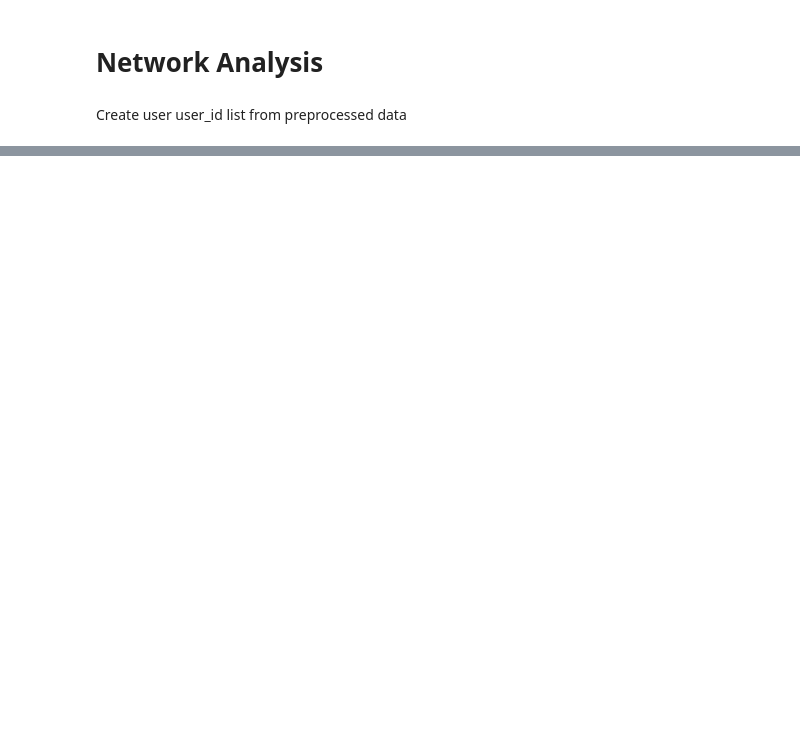
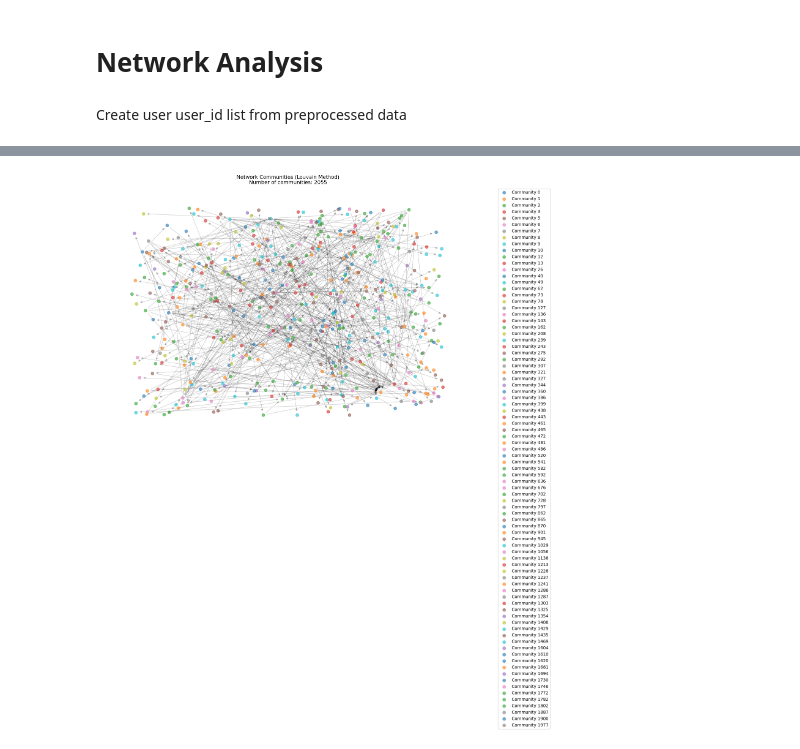
Before and after one commit to IronL442/UL-Case-Study-V2, a Jupyter notebook: analysis/network.ipynb, the cells around one changed output, grey strips where cells are left out. Drawn from its saved outputs; the diff is of its cells as text; code cells hidden in the pictures; blank space fills up the shorter version.

Commit message:
update network

```diff
--- a/analysis/network.ipynb
+++ b/analysis/network.ipynb
@@ -38,0 +42,5 @@ data.head(7)
+# %%
+# Create a new dataframe with non-empty mentions
+data_mentions = data[data['mentions'].apply(lambda x: len(eval(x)) > 0)][['user', 'mentions']]
+print(f"Number of posts with mentions: {len(data_mentions)}")
+data_mentions.head()
@@ -81,0 +81,10 @@ G = create_weighted_network(data)
+# %%
+# Create a directed graph
+G = nx.DiGraph()
+
+# Iterate through the first 1000 rows of data_mentions
+for index, row in data_mentions.iterrows():
+        user = row['user']
+        mentions = eval(row['mentions'])
+        for mentioned_user in mentions:
+                G.add_edge(user, mentioned_user)
@@ -81,0 +128,38 @@ G = create_weighted_network(data)
+# %%
+# Create a random layout for faster visualization
+pos = nx.random_layout(G)
+# %%
+# Set up the plot
+plt.figure(figsize=(15, 15))
+
+# Limit the number of nodes to visualize
+nodes_to_draw = list(G.nodes())[:500]
+
+# Draw nodes with different colors for each community
+for community_id in set(partition.values()):
+    # Get list of nodes in current community
+    nodes_in_community = [node for node in nodes_to_draw if partition[node] == community_id]
+
+    # Draw nodes of the current community
+    nx.draw_networkx_nodes(G,
+                          pos,
+                          nodelist=nodes_in_community,
+                          node_size=50,
+                          node_color=[f'C{community_id % 10}'],  # Cycle through 10 different colors
+                          alpha=0.6,
+                          label=f'Community {community_id}')
+
+# Draw edges
+edges_to_draw = [(u, v) for u, v in G.edges() if u in nodes_to_draw and v in nodes_to_draw]
+nx.draw_networkx_edges(G, pos, edgelist=edges_to_draw, alpha=0.2)
+
+# Add labels to nodes (commenting out to avoid cluttering, uncomment if needed)
+# nx.draw_networkx_labels(G, pos, font_size=6)
+
+plt.title(f"Network Communities (Louvain Method)\nNumber of communities: {num_communities}")
+plt.legend(bbox_to_anchor=(1.05, 1), loc='upper left')
+plt.axis('off')
+plt.tight_layout()
+plt.show()
+# %% [output]
+[figure, added]
```
Also changed, not shown: parts of 10 cells of this notebook, 1 other file.
